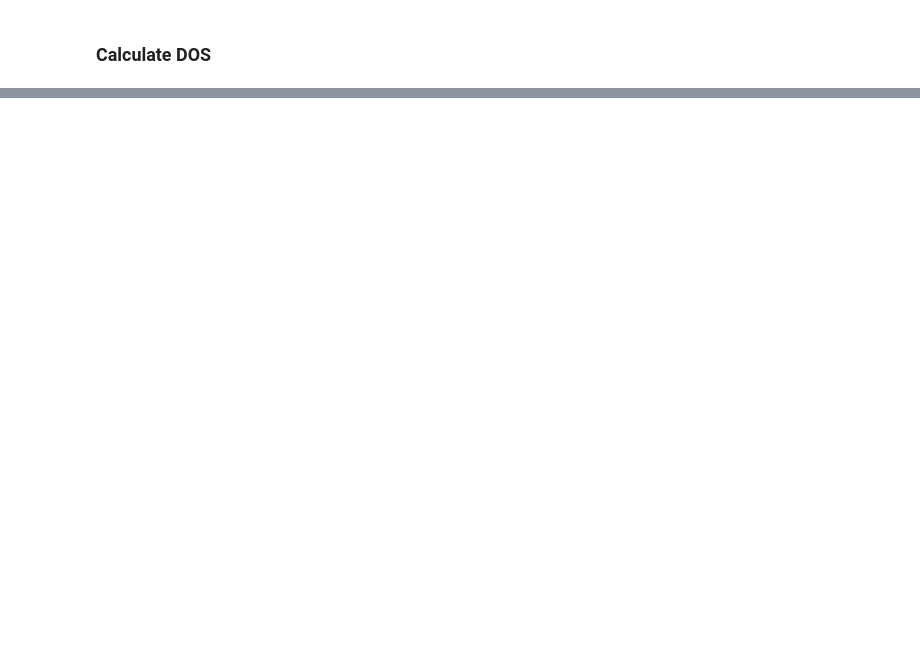
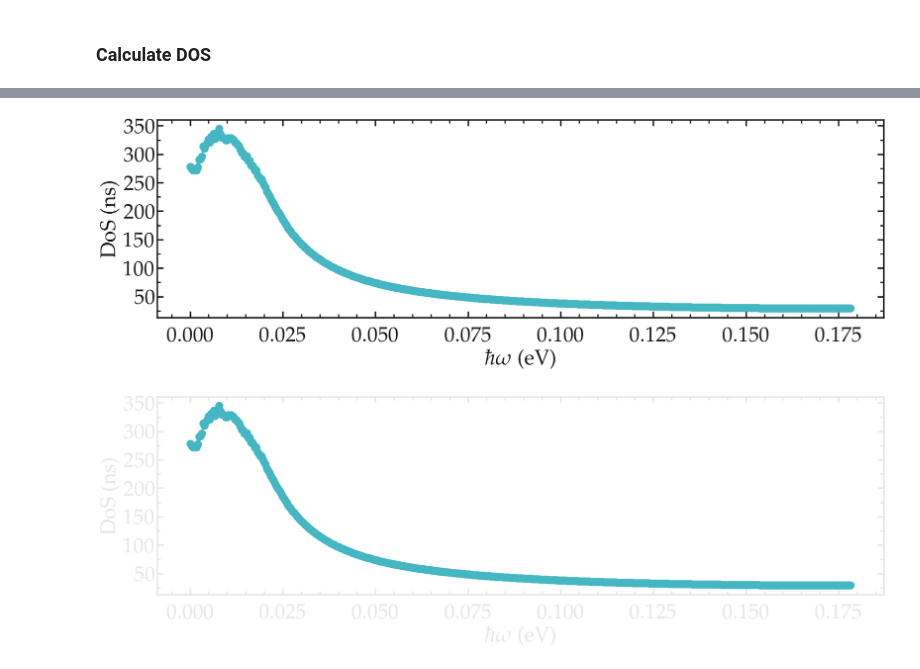
Before and after one commit to simongravelle/DOS-VACF-LAMMPS, a Jupyter notebook: calculateDOS.ipynb, the cells around one changed output, grey strips where cells are left out. Drawn from its saved outputs; the diff is of its cells as text; code cells hidden in the pictures; blank space fills up the shorter version.

```diff
--- a/calculateDOS.ipynb
+++ b/calculateDOS.ipynb
@@ -18,6 +18,8 @@ git_path = git_repo.git.rev_parse("--show-toplevel")
 sys.path.append(git_path)
 # %% [markdown]
 ### Import LAMMPS velocities
+# %%
+T = 55.354 # K
 # %%
 path_to_file = "LAMMPS-input/dump.lammpsvel"
 velocities, n_atoms, n_frames, n_columns, printing_period, masses = read_dump(path_to_file)
@@ -93,14 +95,24 @@ freq, dos = calculate_fft(time, vacf).T
+# %%
+nu, S_nu = calculate_fft(time, C_t).T # Hz and kg m^2 / s
+S_nu /= cst.Boltzmann * T # s
+S_nu /= cst.nano # ns
+omega = 2 * np.pi * nu # rad Hz
+h_bs_omega = omega * cst.hbar  # J
+h_bs_omega /= cst.eV # eV
 # %%
 filename = "dos"
 desired_transparency = True
 for mode, mygray in zip(['light', 'dark'], [colors["mylightgray"], colors["mydarkgray"]]):
     fig = prepare_figure(mode, transparency=desired_transparency, desired_figsize=(18,6))
     ax, n, l_tot, c_tot = [], 0, 1, 1
     n += 1
     ax.append(plt.subplot(l_tot, c_tot, n))
-    ax[-1].semilogx(freq, dos*1000, 'o-', color=colors["mycyan"],
+    ax[-1].plot(h_bs_omega, S_nu, 'o-', color=colors["mycyan"],
                 markersize = 12, linewidth=2)
-    complete_panel(ax[-1], r'$f$ (MHz)', r'$\textrm{DoS}$ (ns)',
+    complete_panel(ax[-1], r'$\hbar \omega$ (eV)', r'$\textrm{DoS}$ (ns)',
                    legend=False, axis_color=mygray, xpad=15, locator_x=None)
     # set_boundaries(plt, x_boundaries=(8, 1000), y_boundaries=(-0.2, 1.2))
     save_figure(plt, fig, mode, git_path, path_figures, filename, transparency = desired_transparency)
+# %% [output]
+[figure, added]
+[figure, added]
```
Also changed, not shown: parts of 4 cells of this notebook, 5 other files.
